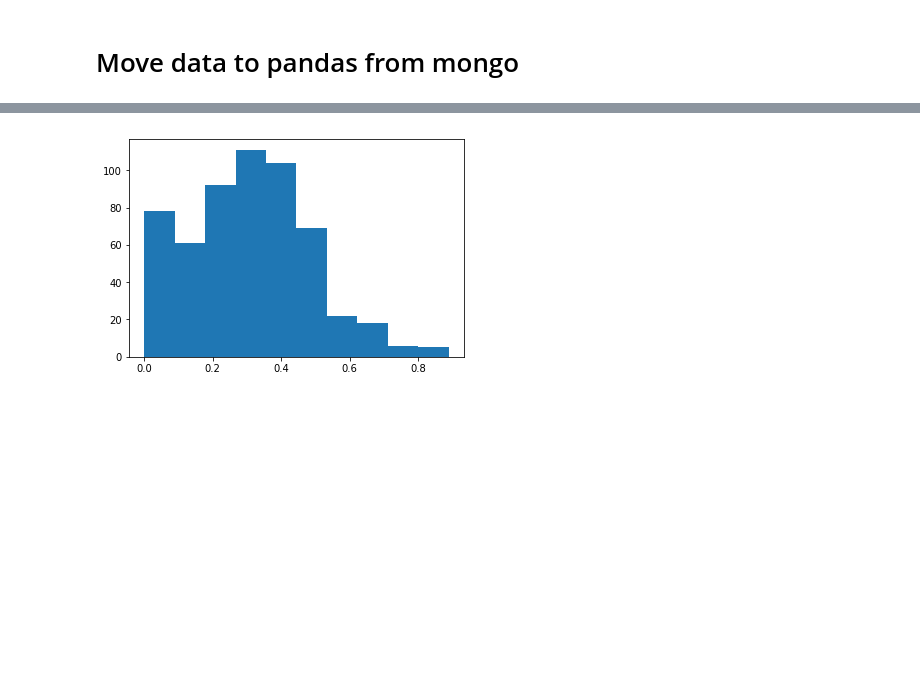
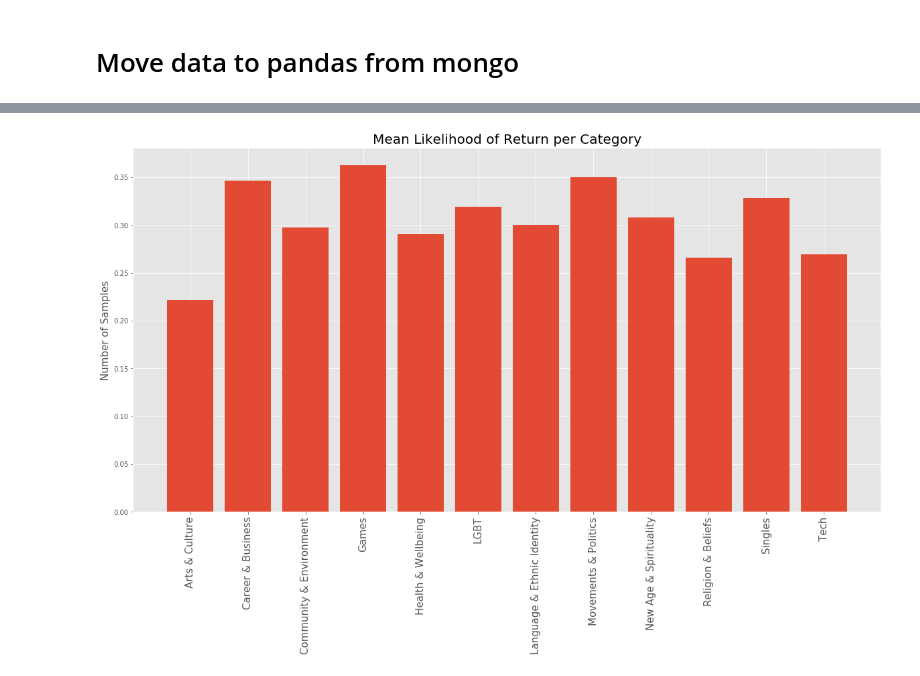
Before and after one commit to Jesse-Kerr/meetup_retentions, a Jupyter notebook: meetup.ipynb, the cells around one changed output, grey strips where cells are left out. Cells and saved outputs as stored; diff of their text form; code cells hidden in the pictures; blank space fills up the shorter version.

```diff
--- a/meetup.ipynb
+++ b/meetup.ipynb
@@ -313,5 +301,11 @@ Name: Category_Name, dtype: int64
-# %%
-fig, ax = plt.subplots()
-_ = ax.hist(ones_removed_percent_returns.Percent_Return)
-# %% [output]
-[figure, removed]
+# %%
+mean = grouped.groupby('Category_Name')['Percent_Return'].mean()
+
+fig, ax = plt.subplots(figsize=(20,10))
+ax.bar(x = mean.index, height = mean)
+ax.set_ylabel('Number of Samples', size = 15)
+ax.set_title('Mean Likelihood of Return per Category', size = 20)
+_ = ax.tick_params(axis='x', rotation=90, labelsize =15)
+plt.savefig('Means_Per_category.jpg')
+# %% [output]
+[figure, added]
```
Also changed, not shown: parts of 6 cells of this notebook, 3 other files.
